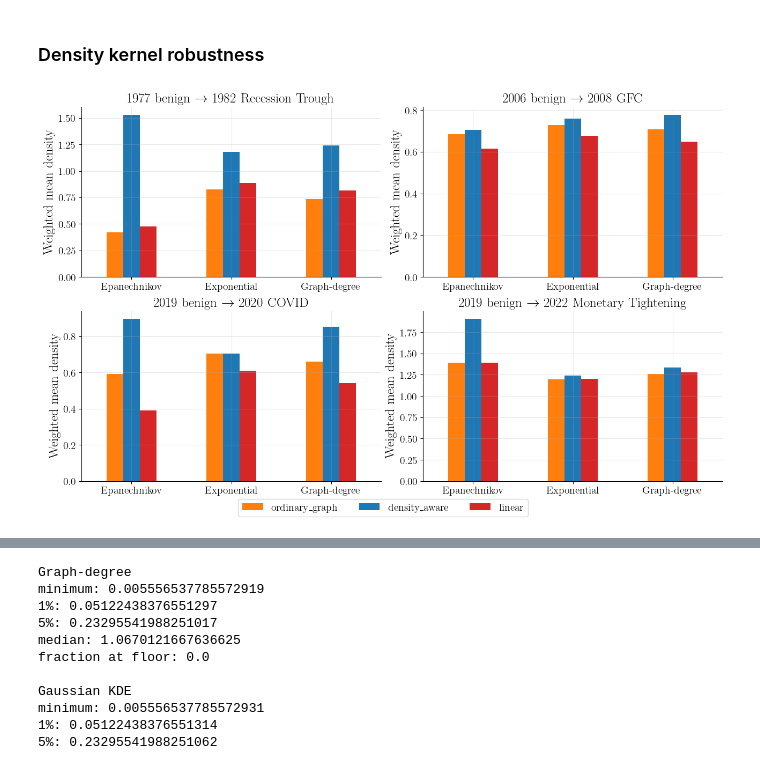
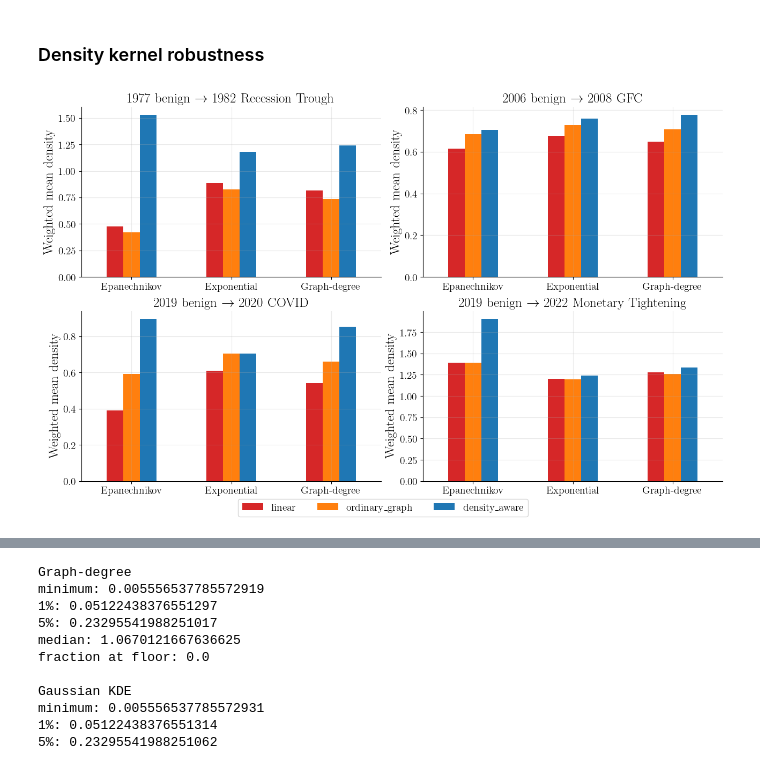
Before and after one commit to adamfowliee/JDKF_Starter, a Jupyter notebook: dissertation_brief/dissertation_results.ipynb, the cells around one changed output, grey strips where cells are left out. Saved outputs shown, nothing was run; the diff lists cells and outputs as text; code cells hidden in the pictures.

```diff
--- a/dissertation_brief/dissertation_results.ipynb
+++ b/dissertation_brief/dissertation_results.ipynb
@@ -377,7 +378,7 @@ for var in variables:
     for k in range(Psi.shape[1]):
         dcor_matrix.loc[var, rf"$\psi_{k+1}$"] = dcor.distance_correlation(df[var].to_numpy(), Psi[:, k])
 
-fig, ax = plt.subplots(figsize=(14, 4))
+fig, ax = plt.subplots(figsize=(14, 3))
 c = ax.imshow(dcor_matrix.T, aspect='auto')
 
 ax.set_yticks([0, 1, 2, 3]); ax.set_yticklabels([r"$\psi_1$", r"$\psi_2$", r"$\psi_3$", r"$\psi_4$"], fontsize=20)
@@ -1099,7 +1094,7 @@ for event, selected_vars in event_variables.items():
             ax.set_xlabel("Path Progression")
 
     handles, labels = axes_flat[0].get_legend_handles_labels()
-    fig.legend(handles, labels, loc="lower center", ncol=3, bbox_to_anchor=(0.5, -0.02))
+    fig.legend(handles, labels, loc="lower center", ncol=3, bbox_to_anchor=(0.5, -0.08))
 
     event_rename = event.replace("->", r"$\\rightarrow$")
     # plt.suptitle(rf'Lifted macro variable for ({event_rename})', fontsize=14, fontweight="bold")
@@ -1331,0 +1332,30 @@ plt.show()
+# %%
+fig, axes = plt.subplots(2, 2, figsize=ps.FIG_QUAD_WD)
+axes = axes.ravel()
+
+path_types = ["linear", "ordinary_graph", "density_aware"]
+labels = {"linear": "Linear", "ordinary_graph": "Ordinary graph", "density_aware": "Density-aware"}
+
+x = np.arange(len(eps_values))
+width = 0.25
+
+for ax, (event, df_event) in zip(axes, path_eps_df.groupby("event", sort=False)):
+
+    for i, path_type in enumerate(path_types):
+        df_eps = df_event[df_event["path_type"] == path_type].sort_values("eps")
+        ax.bar(x + (i - 1)*width, df_eps["weighted_mean_density"], width=width,
+               label=labels[path_type], color=colour_map[path_type])
+
+    ax.set_title(event.replace("->", r"$\rightarrow$"))
+    ax.set_xlabel(r"Diffusion-map bandwidth $\varepsilon$")
+    ax.set_ylabel("Weighted mean density")
+    ax.set_xticks(x)
+    ax.set_xticklabels(eps_values)
+    ax.grid(axis="y", alpha=0.25)
+
+handles, legend_labels = axes[0].get_legend_handles_labels()
+fig.legend(handles, legend_labels, loc="lower center", ncol=3, bbox_to_anchor=(0.5, -0.04))
+
+plt.tight_layout()
+plt.savefig("./figures/bandwidth_robustness.pdf")
+plt.show()
@@ -1467,39 +1506,39 @@ metric_names_clean = {
 value = "weighted_mean_density"
 
 # Define your preferred order
-path_order = ["ordinary_graph", "density_aware", "linear"]
+path_order = ["linear", "ordinary_graph", "density_aware"]
 
 # Convert 'path_type' to a ordered Categorical column
 density_comparison_df["path_type"] = pd.Categorical(
     density_comparison_df["path_type"],
     categories=path_order,
     ordered=True
 )
 
 fig, axes = plt.subplots(2, 2, figsize=ps.FIG_QUAD_WD)
 axes_flat = axes.flatten()
 
 for event, ax in zip(pairs.keys(), axes_flat):
     event_df = density_comparison_df[density_comparison_df["event"] == event]
     event_pivot = event_df.pivot(index="density_method", columns="path_type", values=value)
 
     plot_colours = [colour_map[col] for col in event_pivot.columns]
 
     event_pivot.plot(kind="bar", ax=ax, legend=False, color=plot_colours)
 
     ax.set_ylabel(metric_names_clean[value])
     ax.set_xlabel("")
     ax.grid(axis="y", alpha=GRID_ALPHA)
     ax.set_title(event.replace("->", r"$\rightarrow$"), fontweight="bold")
     ax.tick_params(axis='x', labelrotation=0)
 
 handles, labels = axes_flat[0].get_legend_handles_labels()
 
 fig.legend(handles, labels, loc="lower center", ncol=3, frameon=True, bbox_to_anchor=(0.5, -0.02))
 
 plt.tight_layout()
 plt.subplots_adjust(bottom=0.075, hspace=0.2)
-plt.savefig(f'./figures/density_kernel_results.pdf')
+plt.savefig(f'./figures/density_kernel_robustness.pdf')
 plt.show()
 # %% [output]
-[figure, old version]
+[figure, new version]
```
Also changed, not shown: parts of 22 cells of this notebook, 28 other files.
